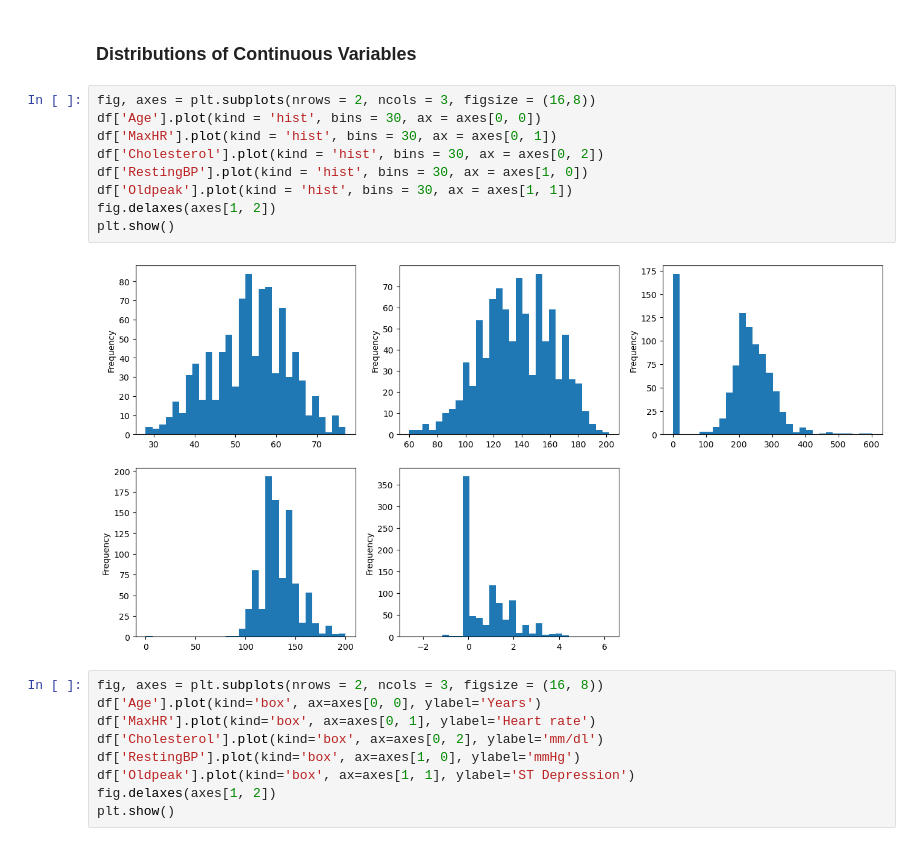
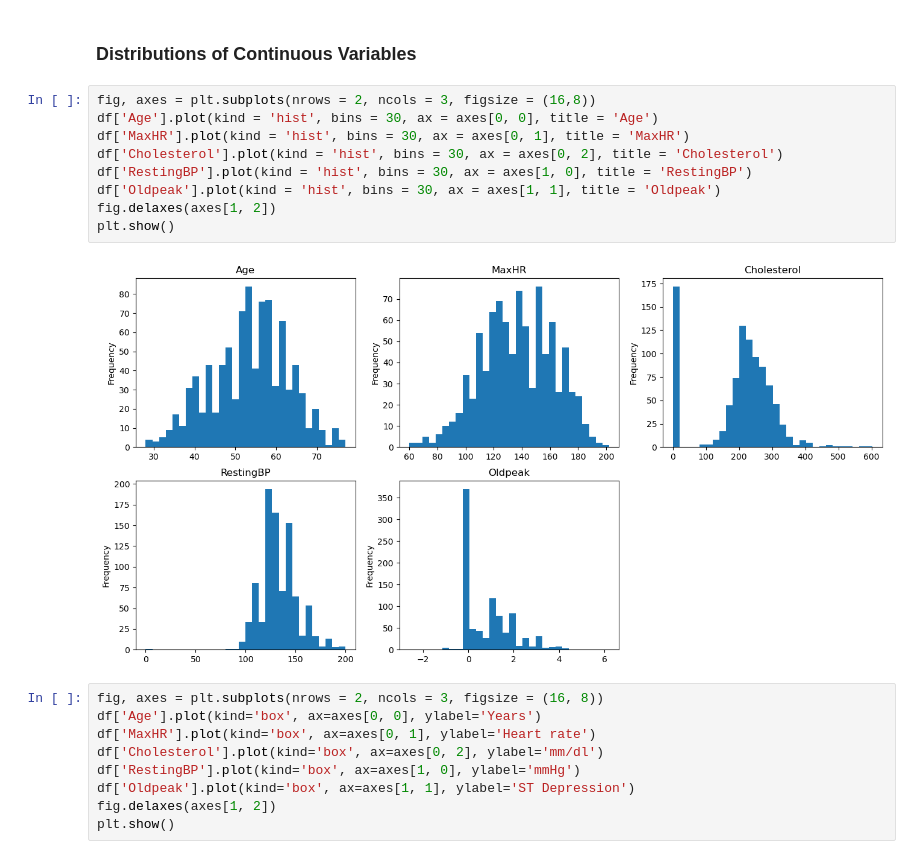
Before and after one commit to matthewstreets/heart-disease-classification, a Jupyter notebook: heart.ipynb, the cells around one changed output. Drawn from its saved outputs; the diff is of its cells as text.

```diff
--- a/heart.ipynb
+++ b/heart.ipynb
@@ -158,15 +158,15 @@ df.describe()
 ### Distributions of Continuous Variables
 # %%
 fig, axes = plt.subplots(nrows = 2, ncols = 3, figsize = (16,8))
-df['Age'].plot(kind = 'hist', bins = 30, ax = axes[0, 0])
-df['MaxHR'].plot(kind = 'hist', bins = 30, ax = axes[0, 1])
-df['Cholesterol'].plot(kind = 'hist', bins = 30, ax = axes[0, 2])
-df['RestingBP'].plot(kind = 'hist', bins = 30, ax = axes[1, 0])
-df['Oldpeak'].plot(kind = 'hist', bins = 30, ax = axes[1, 1])
+df['Age'].plot(kind = 'hist', bins = 30, ax = axes[0, 0], title = 'Age')
+df['MaxHR'].plot(kind = 'hist', bins = 30, ax = axes[0, 1], title = 'MaxHR')
+df['Cholesterol'].plot(kind = 'hist', bins = 30, ax = axes[0, 2], title = 'Cholesterol')
+df['RestingBP'].plot(kind = 'hist', bins = 30, ax = axes[1, 0], title = 'RestingBP')
+df['Oldpeak'].plot(kind = 'hist', bins = 30, ax = axes[1, 1], title = 'Oldpeak')
 fig.delaxes(axes[1, 2])
 plt.show()
 # %% [output]
-[figure, old version]
+[figure, new version]
 # %%
 fig, axes = plt.subplots(nrows = 2, ncols = 3, figsize = (16, 8))
 df['Age'].plot(kind='box', ax=axes[0, 0], ylabel='Years')
```
Also changed, not shown: parts of 7 cells of this notebook, 4 other files.
